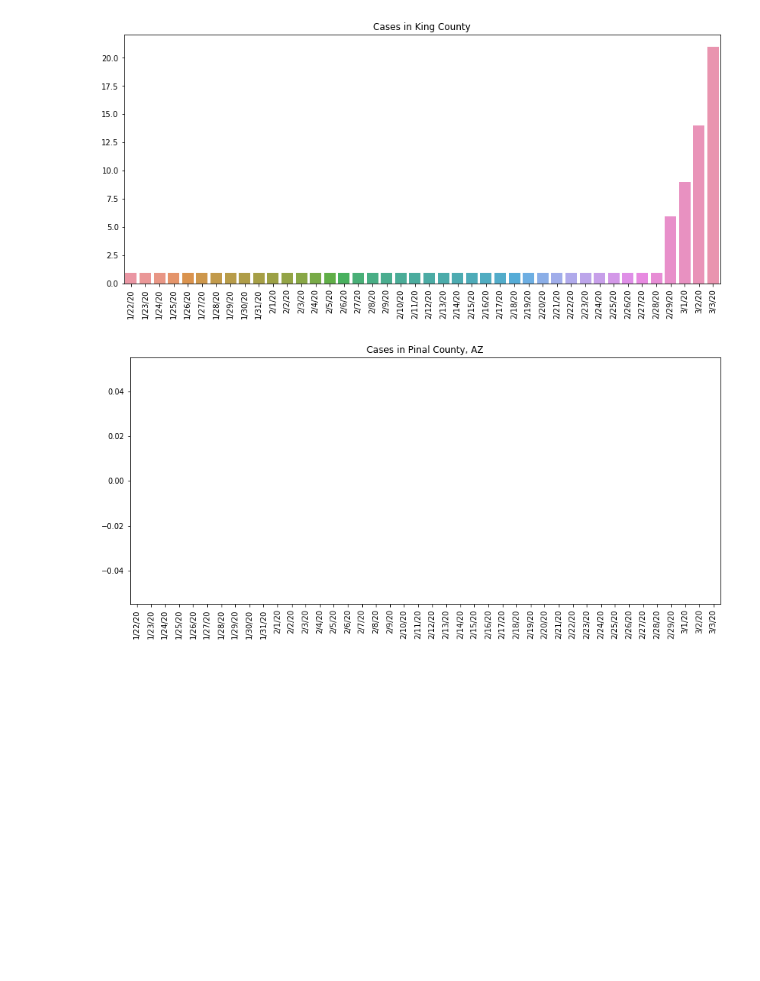
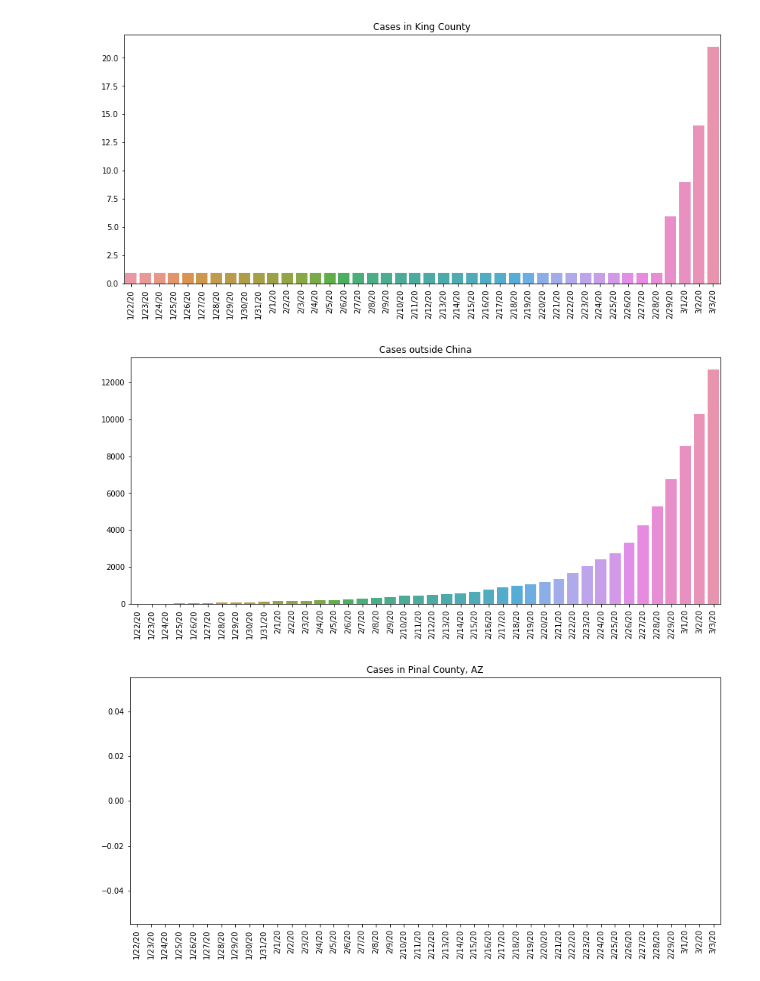
Before and after one commit to dhmay/pyscarelet, a Jupyter notebook: notebooks/explore_covid.ipynb, the cells around one changed output. Saved outputs shown, nothing was run; the diff lists cells and outputs as text; code cells hidden in the pictures; blank space fills up the shorter version.

```diff
--- a/notebooks/explore_covid.ipynb
+++ b/notebooks/explore_covid.ipynb
@@ -90,6 +90,13 @@ df_kingcounty = df_timeseries[df_timeseries['Province/State'] == 'King County, W
 plot_casecount_by_date(df_kingcounty, "Cases in King County")
 # %% [output]
 [figure]
+# %%
+# to plot the cases in China, give our function all the rows
+# where Country/Region is Mainland China
+df_notchina = df_timeseries[df_timeseries['Country/Region'] != 'Mainland China']
+plot_casecount_by_date(df_notchina, "Cases outside China")
+# %% [output]
+[figure, added]
 # %%
 df_pinalcounty = df_timeseries[df_timeseries['Province/State'] == 'Pinal County, AZ']
 plot_casecount_by_date(df_pinalcounty, "Cases in Pinal County, AZ")
```
Also changed, not shown: parts of 3 cells of this notebook.
